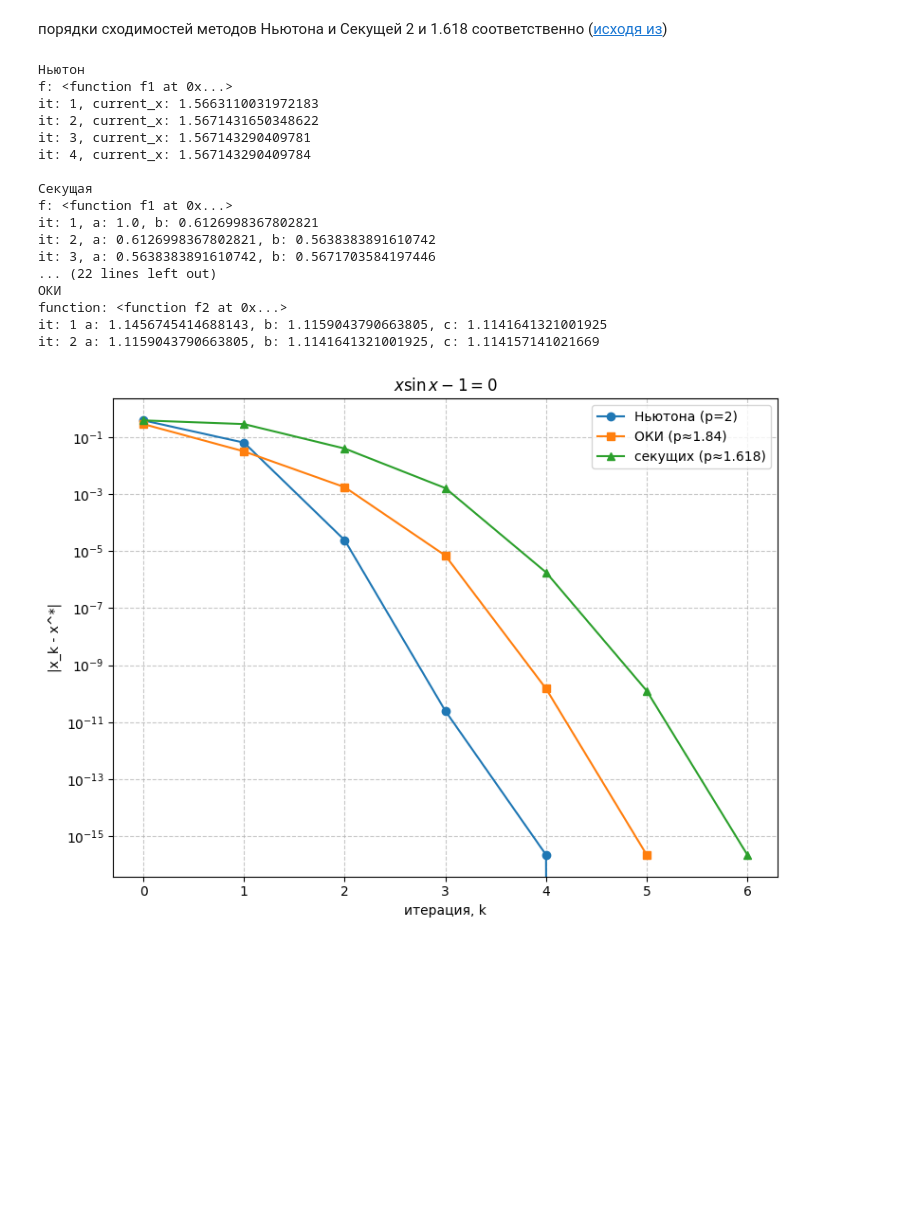
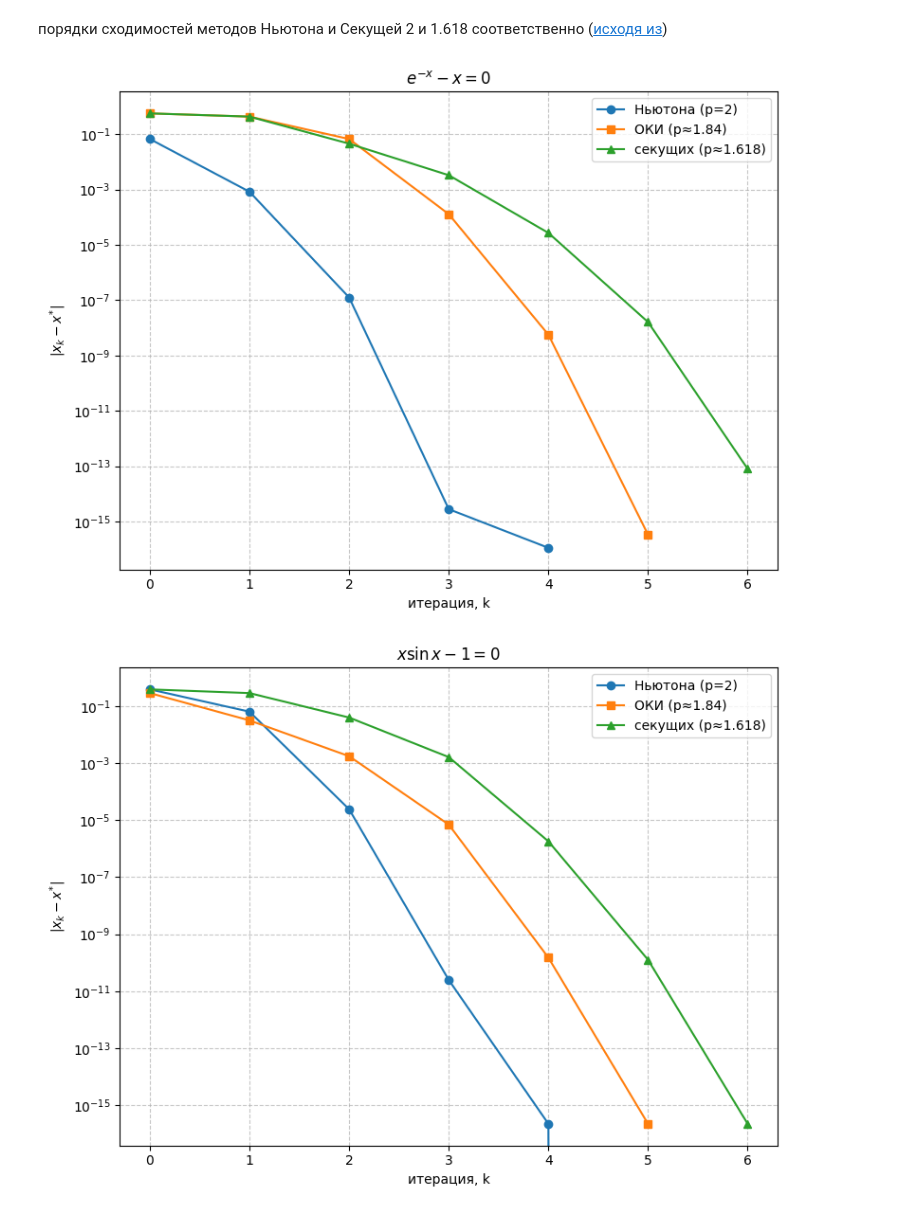
Before and after one commit to UladzislauShuman/university_homework, a Jupyter notebook: famcs_homework/numerical_methods/6sem/lab1/code/task1.ipynb, the cells around one changed output. Drawn from its saved outputs; the diff is of its cells as text; code cells hidden in the pictures; blank space fills up the shorter version.

```diff
--- a/famcs_homework/numerical_methods/6sem/lab1/code/task1.ipynb
+++ b/famcs_homework/numerical_methods/6sem/lab1/code/task1.ipynb
@@ -171,50 +174,34 @@ def inverse_quadratic_interpolation_method(
 # уравнение 1
 x_solution_1 = 0.5671432904097838
 err_newton_1 = newton_method(f1, df1, 0.5, x_solution_1)
 err_secant_1 = secant_method(f1, 0.0, 1.0, x_solution_1)
 err_iqi_1    = inverse_quadratic_interpolation_method(f1, 0.0, 1.0, 0.5, x_solution_1)
 
 # уравнение 2
 x_solution_2 = 1.1141571408719300
 err_newton_2 = newton_method(f2, df2, 1.5, x_solution_2)
 err_secant_2 = secant_method(f2, 1.5, 1.4, x_solution_2)
 err_iqi_2    = inverse_quadratic_interpolation_method(f2, 1.4, 1.1456745414688143, 1.1159043790663805, x_solution_2) # 1.0163475399040172, 1.1050056016809153, 1.1140348254936252
 
 # функция для построения
 def plot_convergence(err_newton, err_secant, err_iqi, title):
     plt.figure(figsize=(8, 6))
     plt.plot(range(len(err_newton)), err_newton, 'o-', label='Ньютона (p=2)')
     plt.plot(range(len(err_iqi)), err_iqi, 's-', label='ОКИ (p≈1.84)')
     plt.plot(range(len(err_secant)), err_secant, '^-', label='секущих (p≈1.618)')
 
     plt.yscale('log')
     plt.xlabel('итерация, k')
-    plt.ylabel('|x_k - x^*|')
+    plt.ylabel('$|x_{k} - x^{*}|$')
     plt.title(title)
     plt.grid(True, which="both", ls="--", alpha=0.7)
     plt.legend()
     plt.tight_layout()
     plt.show()
 
 # построение
-# plot_convergence(err_newton_1, err_secant_1, err_iqi_1, '$e^{-x} - x = 0$')
+plot_convergence(err_newton_1, err_secant_1, err_iqi_1, '$e^{-x} - x = 0$')
 plot_convergence(err_newton_2, err_secant_2, err_iqi_2, '$x \sin x - 1 = 0$')
 # %% [output]
-Ньютон
-f: <function f1 at 0x...>
-it: 1, current_x: 1.5663110031972183
-it: 2, current_x: 1.5671431650348622
-it: 3, current_x: 1.567143290409781
-it: 4, current_x: 1.567143290409784
-
-Секущая
-f: <function f1 at 0x...>
-it: 1, a: 1.0, b: 0.6126998367802821
-it: 2, a: 0.6126998367802821, b: 0.5638383891610742
-it: 3, a: 0.5638383891610742, b: 0.5671703584197446
-... (22 lines left out)
-ОКИ
-function: <function f2 at 0x...>
-it: 1 a: 1.1456745414688143, b: 1.1159043790663805, c: 1.1141641321001925
-it: 2 a: 1.1159043790663805, b: 1.1141641321001925, c: 1.114157141021669
-[figure, old version]
+[figure, new version]
+[figure, added]
```
Also changed, not shown: parts of 5 cells of this notebook, 1 other file.
